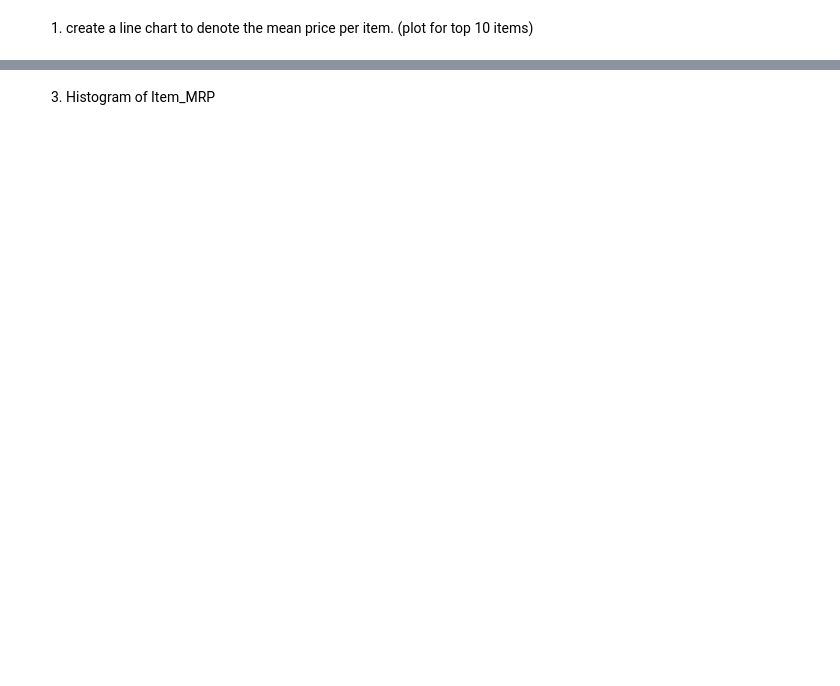
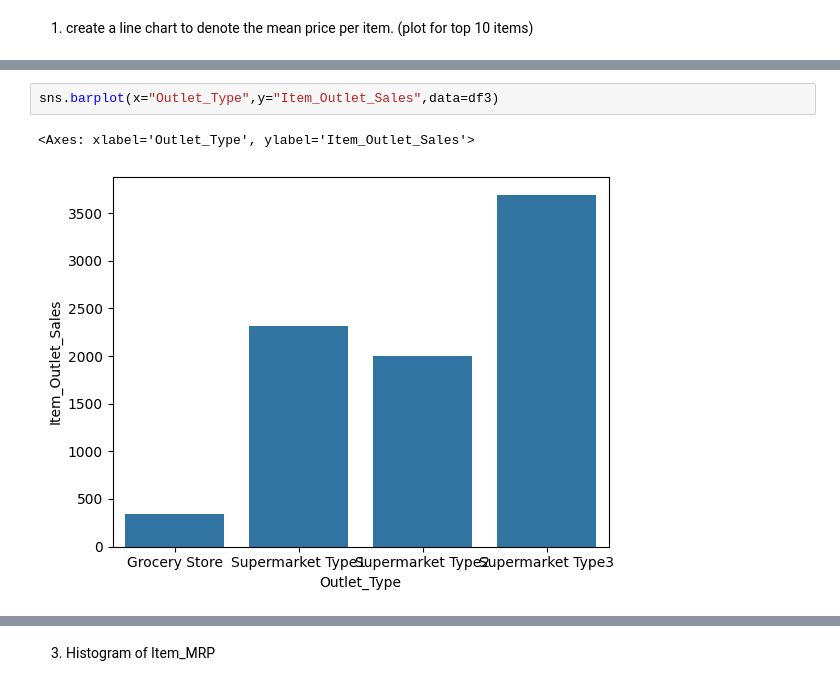
Before and after one commit to andrearosejose/PYTHON_DS, a Jupyter notebook: VISUALISATION_ASSIGNMENT_9.ipynb, the cells around one changed output, grey strips where cells are left out. Saved outputs shown, nothing was run; the diff lists cells and outputs as text; blank space fills up the shorter version.

```diff
--- a/VISUALISATION_ASSIGNMENT_9.ipynb
+++ b/VISUALISATION_ASSIGNMENT_9.ipynb
@@ -11,0 +82,5 @@ df=pd.read_csv('bigmart_data.csv')
+# %%
+sns.barplot(x="Outlet_Type",y="Item_Outlet_Sales",data=df3)
+# %% [output]
+<Axes: xlabel='Outlet_Type', ylabel='Item_Outlet_Sales'>
+[figure, added]
```
Also changed, not shown: parts of 16 cells of this notebook.
